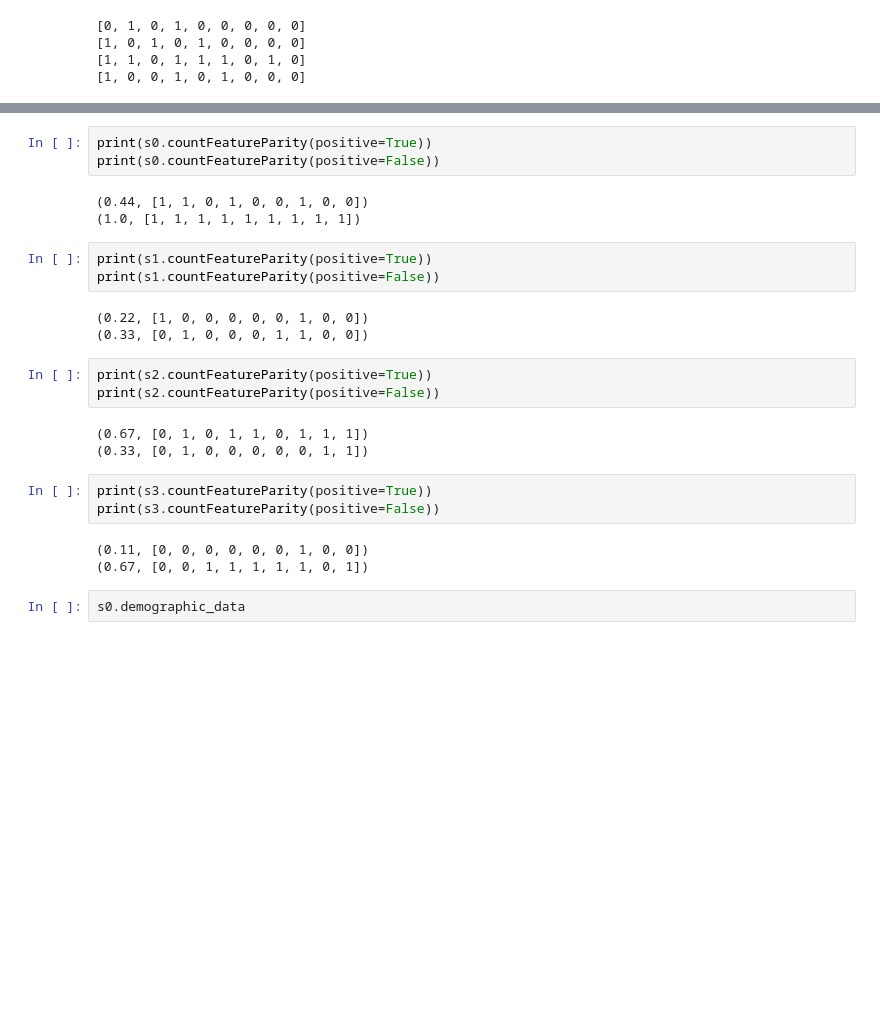
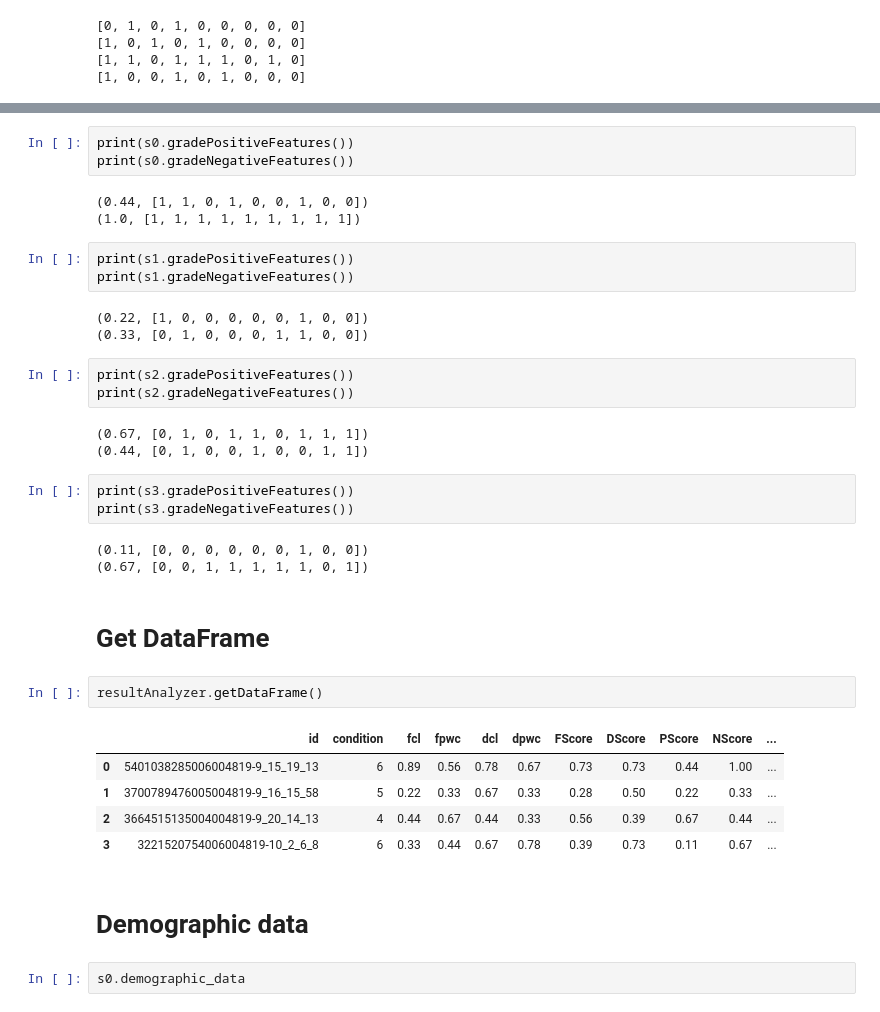
Before and after one commit to hsbang09/iFEED_experiment_result_analysis_2019, a Jupyter notebook: analysis.ipynb, the cells around one changed output, grey strips where cells are left out. Saved outputs shown, nothing was run; the diff lists cells and outputs as text; blank space fills up the shorter version.

Commit message:
Implements a function to generate pandas DataFrame. Fixes a bug in visualization module for handling groups with multiple subjects

```diff
--- a/analysis.ipynb
+++ b/analysis.ipynb
@@ -97,27 +121,39 @@ print(s3.design_comparison_graded_answers)
 # %%
-print(s0.countFeatureParity(positive=True))
-print(s0.countFeatureParity(positive=False))
+print(s0.gradePositiveFeatures())
+print(s0.gradeNegativeFeatures())
 # %% [output]
 (0.44, [1, 1, 0, 1, 0, 0, 1, 0, 0])
 (1.0, [1, 1, 1, 1, 1, 1, 1, 1, 1])
 # %%
-print(s1.countFeatureParity(positive=True))
-print(s1.countFeatureParity(positive=False))
+print(s1.gradePositiveFeatures())
+print(s1.gradeNegativeFeatures())
 # %% [output]
 (0.22, [1, 0, 0, 0, 0, 0, 1, 0, 0])
 (0.33, [0, 1, 0, 0, 0, 1, 1, 0, 0])
 # %%
-print(s2.countFeatureParity(positive=True))
-print(s2.countFeatureParity(positive=False))
+print(s2.gradePositiveFeatures())
+print(s2.gradeNegativeFeatures())
 # %% [output]
 (0.67, [0, 1, 0, 1, 1, 0, 1, 1, 1])
-(0.33, [0, 1, 0, 0, 0, 0, 0, 1, 1])
+(0.44, [0, 1, 0, 0, 1, 0, 0, 1, 1])
 # %%
-print(s3.countFeatureParity(positive=True))
-print(s3.countFeatureParity(positive=False))
+print(s3.gradePositiveFeatures())
+print(s3.gradeNegativeFeatures())
 # %% [output]
 (0.11, [0, 0, 0, 0, 0, 0, 1, 0, 0])
 (0.67, [0, 0, 1, 1, 1, 1, 1, 0, 1])
+# %% [markdown]
+# Get DataFrame
+# %%
+resultAnalyzer.getDataFrame()
+# %% [output]
+|  | id | condition | fcl | fpwc | dcl | dpwc | FScore | DScore | PScore | NScore | ... |
+| 0 | 5401038285006004819-9_15_19_13 | 6 | 0.89 | 0.56 | 0.78 | 0.67 | 0.73 | 0.73 | 0.44 | 1.00 | ... |
+| 1 | 3700789476005004819-9_16_15_58 | 5 | 0.22 | 0.33 | 0.67 | 0.33 | 0.28 | 0.50 | 0.22 | 0.33 | ... |
+| 2 | 3664515135004004819-9_20_14_13 | 4 | 0.44 | 0.67 | 0.44 | 0.33 | 0.56 | 0.39 | 0.67 | 0.44 | ... |
+| 3 | 3221520754006004819-10_2_6_8 | 6 | 0.33 | 0.44 | 0.67 | 0.78 | 0.39 | 0.73 | 0.11 | 0.67 | ... |
+# %% [markdown]
+# Demographic data
 # %%
 s0.demographic_data
 # %% [output]
```
Also changed, not shown: parts of 33 cells of this notebook, 4 other files.
